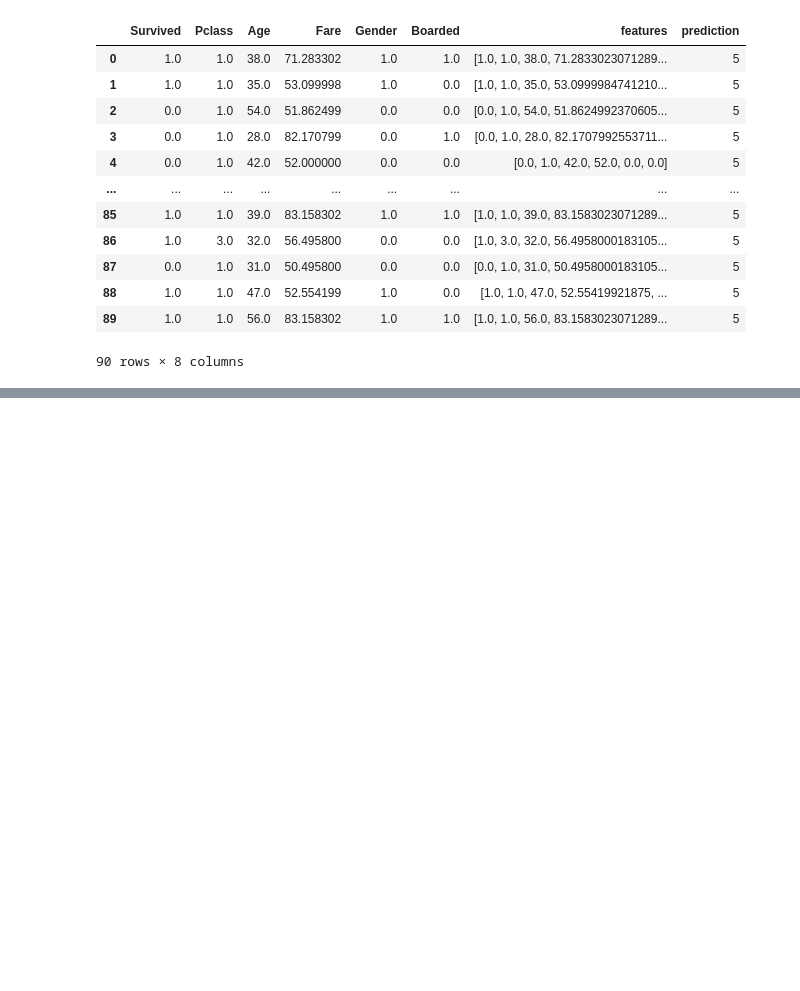
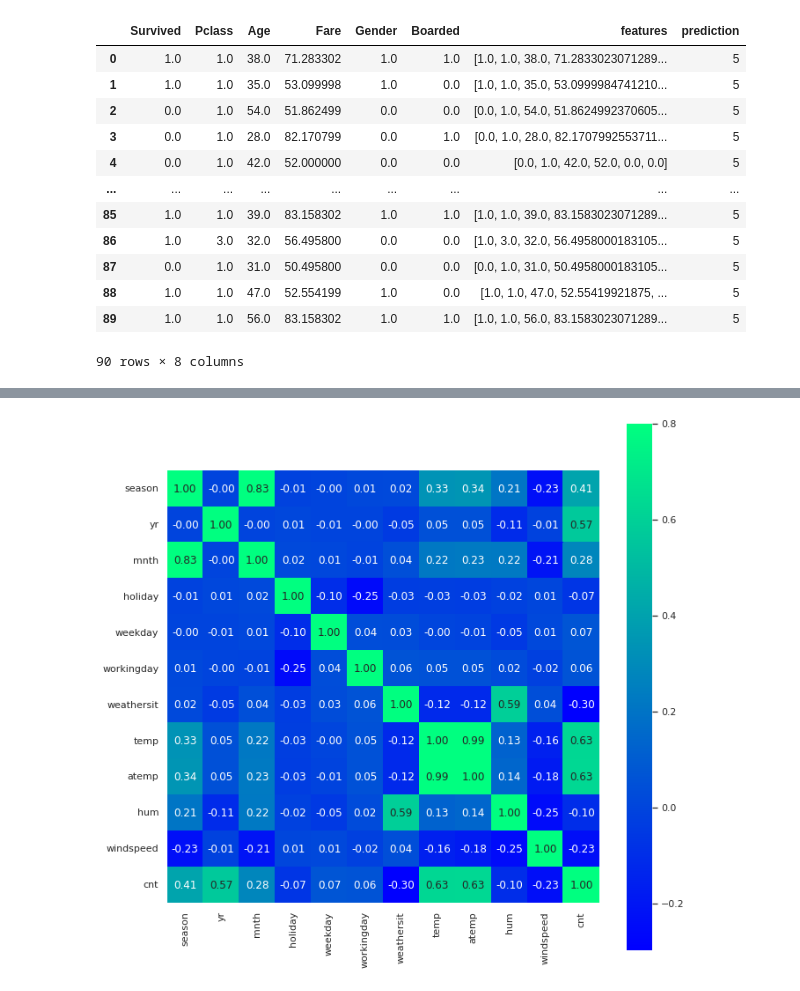
Before and after one commit to manojmanivannan/ApacheSparkEssentials, a Jupyter notebook: ML_2_SparkByPluralsight.ipynb, the cells around one changed output, grey strips where cells are left out. Saved outputs shown, nothing was run; the diff lists cells and outputs as text; code cells hidden in the pictures; blank space fills up the shorter version.

```diff
--- a/ML_2_SparkByPluralsight.ipynb
+++ b/ML_2_SparkByPluralsight.ipynb
@@ -246,0 +256,5 @@ clusteredData.filter(clusteredData.prediction ==5).toPandas()
+# %%
+rawData = spark.read\
+                .format('csv')\
+                .option('header','true')\
+                .load('day.csv')
@@ -246,0 +270,19 @@ clusteredData.filter(clusteredData.prediction ==5).toPandas()
+# %%
+from pyspark.sql.functions import col
+
+dataset = rawData.select(
+              col('season').cast('float'),
+              col('yr').cast('float'),
+              col('mnth').cast('float'),
+              col('holiday').cast('float'),
+              col('weekday').cast('float'),
+              col('workingday').cast('float'),
+              col('weathersit').cast('float'),
+              col('temp').cast('float'),
+              col('atemp').cast('float'),
+              col('hum').cast('float'),
+              col('windspeed').cast('float'),
+              col('cnt').cast('float')
+            )
+
+dataset.toPandas().head()
@@ -246,0 +296,11 @@ clusteredData.filter(clusteredData.prediction ==5).toPandas()
+# %%
+import matplotlib.pyplot as plt
+import seaborn as sns
+
+corrmat = dataset.toPandas().corr()
+plt.figure(figsize=(11,11))
+sns.set(font_scale=1.0)
+sns.heatmap(corrmat,vmax=0.8,square=True,annot=True,fmt='.2f',cmap='winter')
+plt.show()
+# %% [output]
+[figure, added]
```
Also changed, not shown: parts of 37 cells of this notebook.
